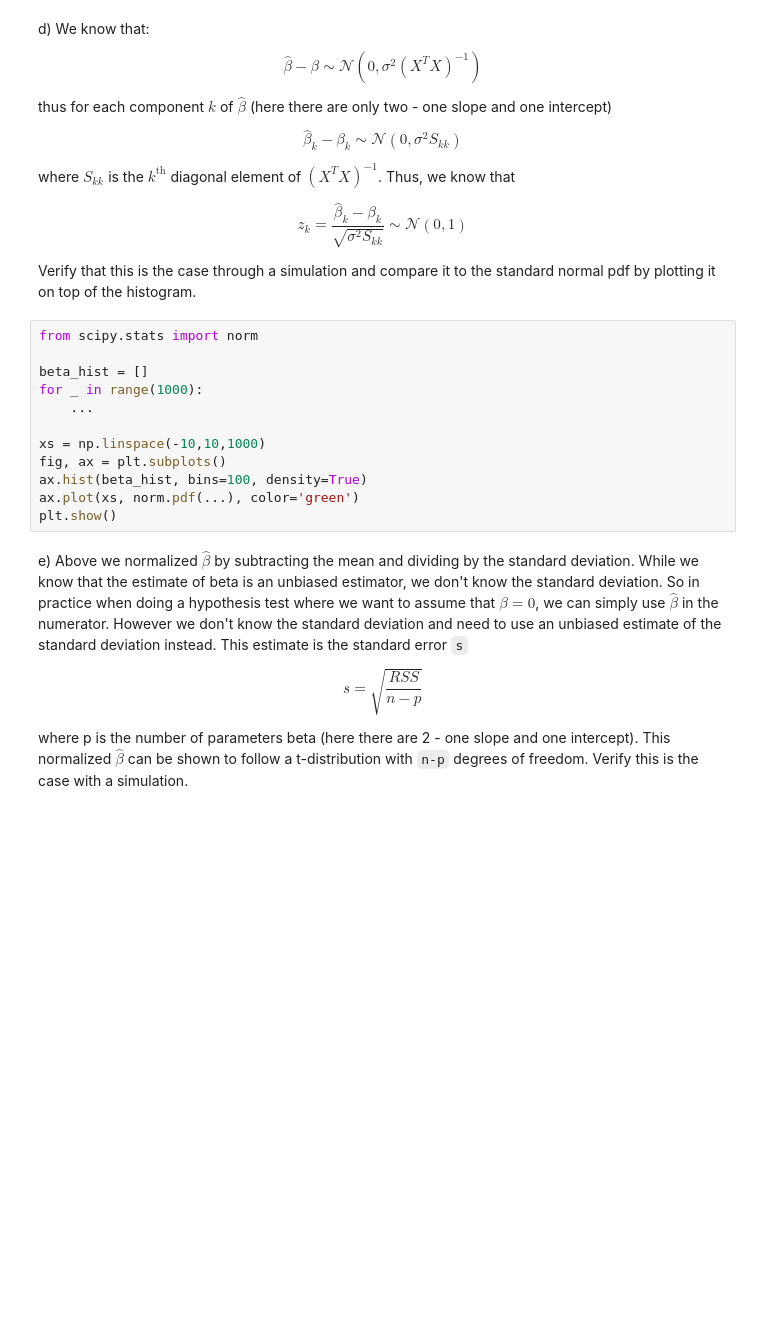
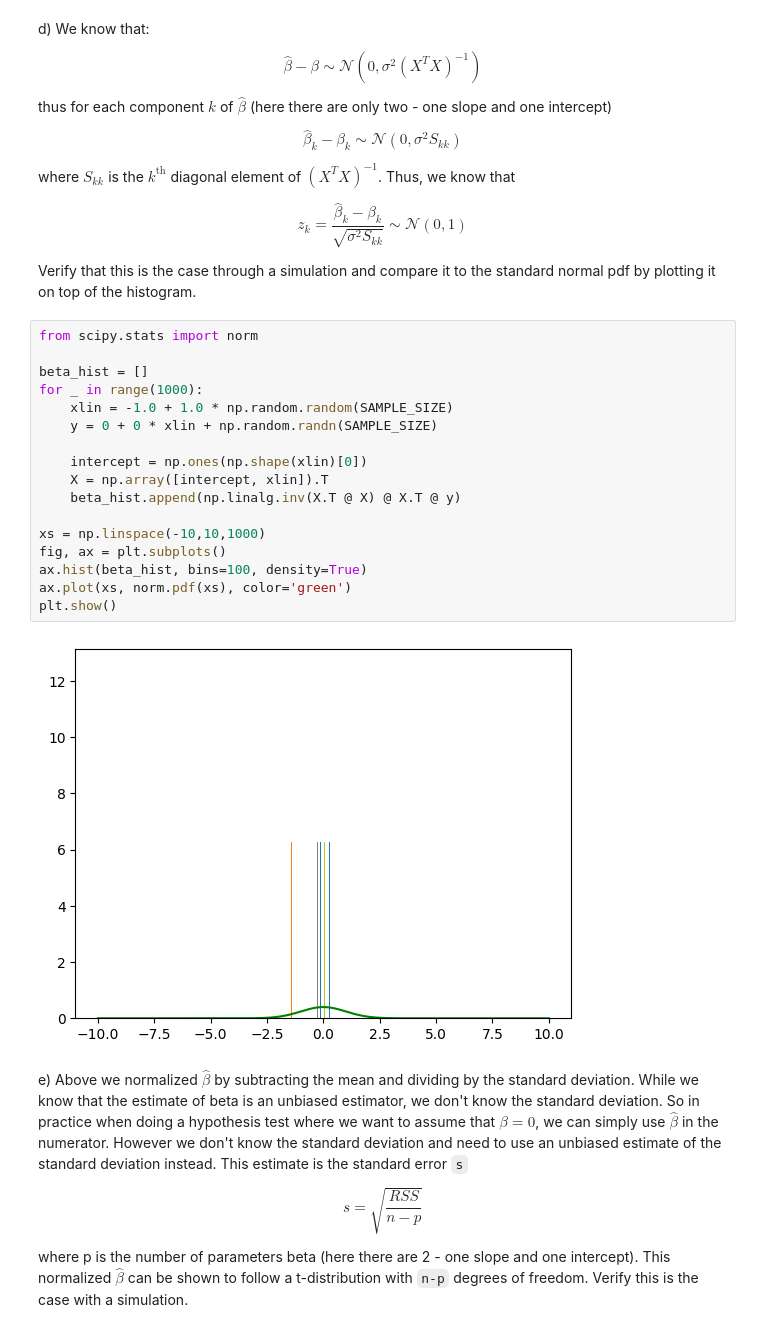
Before and after one commit to ahmadssadiq/Data-Science-Fundamentals, a Jupyter notebook: lecture_21/worksheet_21.ipynb, the cells around one changed output. Drawn from its saved outputs; the diff is of its cells as text; blank space fills up the shorter version.

```diff
--- a/lecture_21/worksheet_21.ipynb
+++ b/lecture_21/worksheet_21.ipynb
@@ -134,15 +134,22 @@ Verify that this is the case through a simulation and compare it to the standard
 # %%
 from scipy.stats import norm
 
 beta_hist = []
 for _ in range(1000):
-    ...
+    xlin = -1.0 + 1.0 * np.random.random(SAMPLE_SIZE)
+    y = 0 + 0 * xlin + np.random.randn(SAMPLE_SIZE)
+
+    intercept = np.ones(np.shape(xlin)[0])
+    X = np.array([intercept, xlin]).T
+    beta_hist.append(np.linalg.inv(X.T @ X) @ X.T @ y)
 
 xs = np.linspace(-10,10,1000)
 fig, ax = plt.subplots()
 ax.hist(beta_hist, bins=100, density=True)
-ax.plot(xs, norm.pdf(...), color='green')
+ax.plot(xs, norm.pdf(xs), color='green')
 plt.show()
+# %% [output]
+[figure, added]
 # %% [markdown]
 e) Above we normalized $\hat\beta$ by subtracting the mean and dividing by the standard deviation. While we know that the estimate of beta is an unbiased estimator, we don't know the standard deviation. So in practice when doing a hypothesis test where we want to assume that $\beta = 0$, we can simply use $\hat\beta$ in the numerator. However we don't know the standard deviation and need to use an unbiased estimate of the standard deviation instead. This estimate is the standard error `s`
 
```
Also changed, not shown: parts of 2 cells of this notebook.
